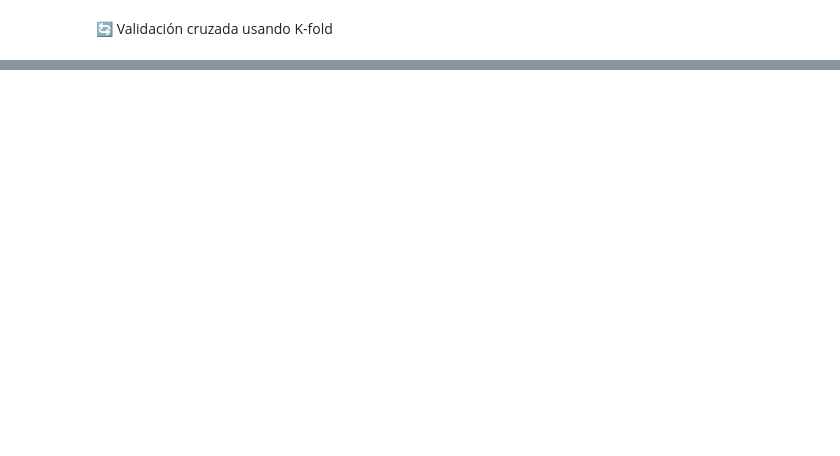
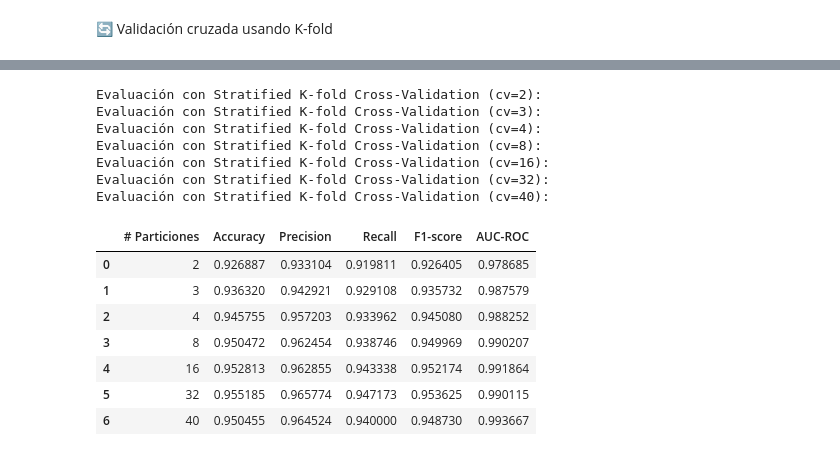
Before and after one commit to C0SS10/AI4ENG-II, a Jupyter notebook: Breast-Cancer-Wisconsin.ipynb, the cells around one changed output, grey strips where cells are left out. Saved outputs shown, nothing was run; the diff lists cells and outputs as text; code cells hidden in the pictures; blank space fills up the shorter version.

```diff
--- a/Breast-Cancer-Wisconsin.ipynb
+++ b/Breast-Cancer-Wisconsin.ipynb
@@ -332,0 +361,7 @@ AUC-ROC: 0.98
+# %%
+# Sobremuestreo
+smote = SMOTE()
+X = data.drop(['ID', 'Diagnosis'], axis=1)
+y = data['Diagnosis']
+X_resampled_sob, y_resampled_sob = smote.fit_resample(X, y)
+print(pd.Series(y_resampled_sob).value_counts())
@@ -332,0 +375,7 @@ AUC-ROC: 0.98
+# %%
+# Submuestreo
+rus = RandomUnderSampler()
+X_resampled_sub, y_resampled_sub = rus.fit_resample(X, y)
+
+print('Distribución de clases después del rebalanceo:')
+print(pd.Series(y_resampled_sub).value_counts())
@@ -332,0 +390,6 @@ AUC-ROC: 0.98
+# %%
+model_LR = LogisticRegression(max_iter=10000)
+n_splits = [2, 3, 4, 8, 16, 32, 40]
+result = valStratifiedKFold(X_resampled_sob, y_resampled_sob, n_splits, model_LR, scoring=scoring)
+
+result
@@ -332,0 +412,21 @@ AUC-ROC: 0.98
+# %%
+n_splits = [2, 3, 4, 8, 16, 32, 40]
+result = valStratifiedKFold(X_resampled_sub, y_resampled_sub, n_splits, model_LR, scoring=scoring)
+
+result
+# %% [output]
+Evaluación con Stratified K-fold Cross-Validation (cv=2):
+Evaluación con Stratified K-fold Cross-Validation (cv=3):
+Evaluación con Stratified K-fold Cross-Validation (cv=4):
+Evaluación con Stratified K-fold Cross-Validation (cv=8):
+Evaluación con Stratified K-fold Cross-Validation (cv=16):
+Evaluación con Stratified K-fold Cross-Validation (cv=32):
+Evaluación con Stratified K-fold Cross-Validation (cv=40):
+|  | # Particiones | Accuracy | Precision | Recall | F1-score | AUC-ROC |
+| 0 | 2 | 0.926887 | 0.933104 | 0.919811 | 0.926405 | 0.978685 |
+| 1 | 3 | 0.936320 | 0.942921 | 0.929108 | 0.935732 | 0.987579 |
+| 2 | 4 | 0.945755 | 0.957203 | 0.933962 | 0.945080 | 0.988252 |
+| 3 | 8 | 0.950472 | 0.962454 | 0.938746 | 0.949969 | 0.990207 |
+| 4 | 16 | 0.952813 | 0.962855 | 0.943338 | 0.952174 | 0.991864 |
+| 5 | 32 | 0.955185 | 0.965774 | 0.947173 | 0.953625 | 0.990115 |
+| 6 | 40 | 0.950455 | 0.964524 | 0.940000 | 0.948730 | 0.993667 |
```
Also changed, not shown: parts of 15 cells of this notebook.
